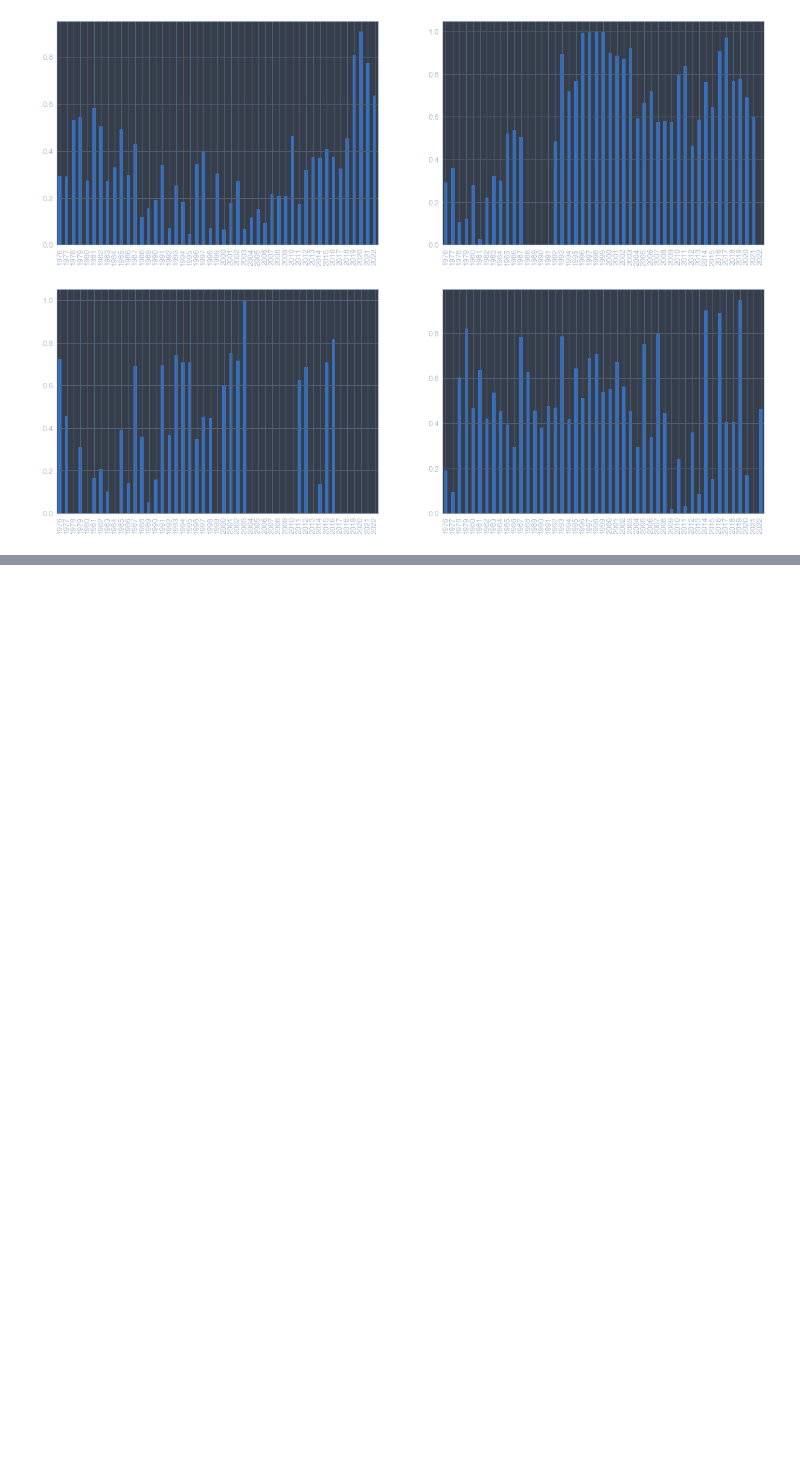
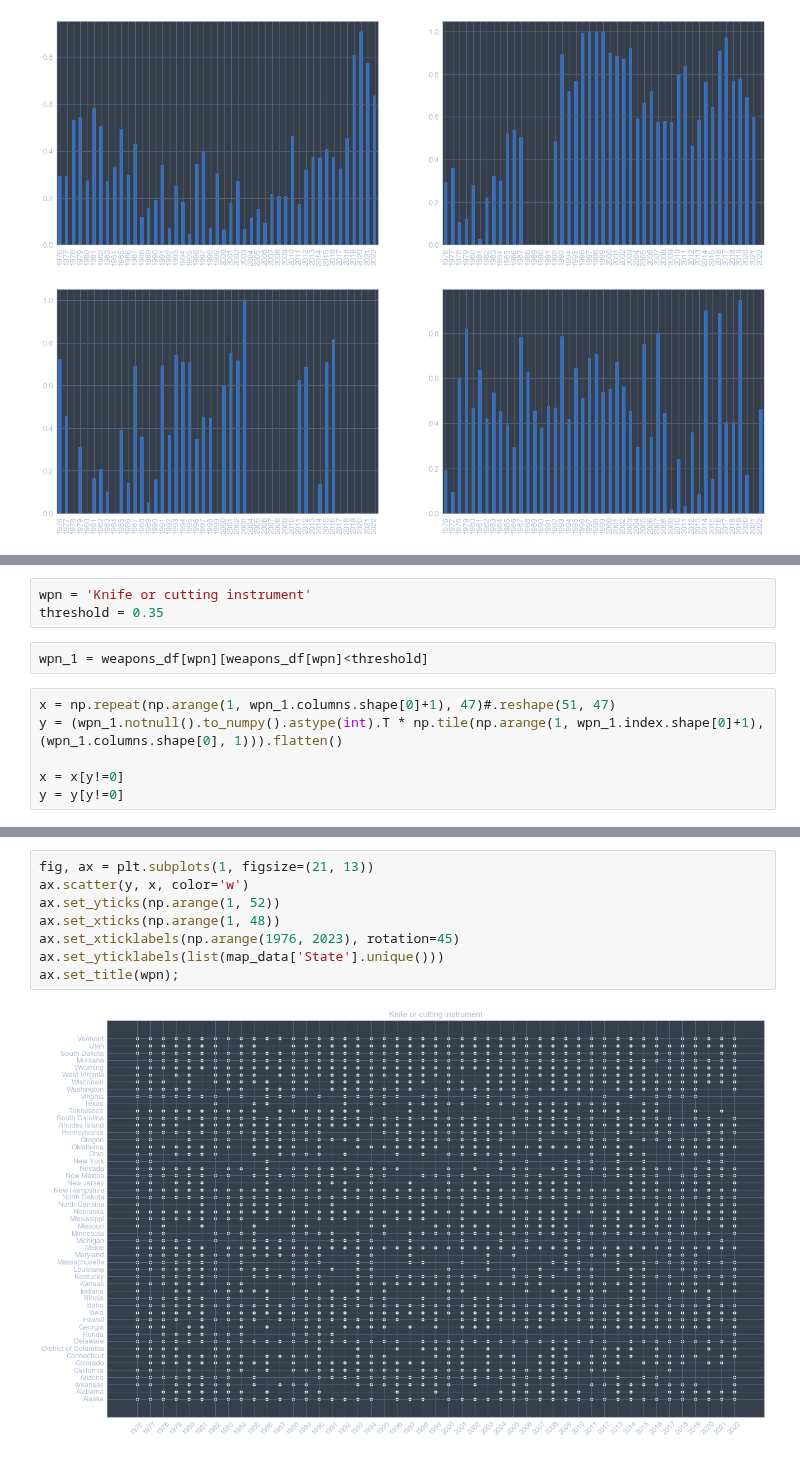
Before and after one commit to fadeeva/weird_projects, a Jupyter notebook: Serial_Killers/Outliers_in_Murder_Accountability_Project.ipynb, the cells around one changed output, grey strips where cells are left out. Cells and saved outputs as stored; diff of their text form; blank space fills up the shorter version.

Commit message:
visualize weapon/circum

```diff
--- a/Serial_Killers/Outliers_in_Murder_Accountability_Project.ipynb
+++ b/Serial_Killers/Outliers_in_Murder_Accountability_Project.ipynb
@@ -616,0 +588,11 @@ weapons_df['Knife or cutting instrument']['New York'].plot(kind='bar', ax=ax[1,
+# %%
+wpn = 'Knife or cutting instrument'
+threshold = 0.35
+# %%
+wpn_1 = weapons_df[wpn][weapons_df[wpn]<threshold]
+# %%
+x = np.repeat(np.arange(1, wpn_1.columns.shape[0]+1), 47)#.reshape(51, 47)
+y = (wpn_1.notnull().to_numpy().astype(int).T * np.tile(np.arange(1, wpn_1.index.shape[0]+1), (wpn_1.columns.shape[0], 1))).flatten()
+
+x = x[y!=0]
+y = y[y!=0]
@@ -616,0 +620,10 @@ weapons_df['Knife or cutting instrument']['New York'].plot(kind='bar', ax=ax[1,
+# %%
+fig, ax = plt.subplots(1, figsize=(21, 13))
+ax.scatter(y, x, color='w')
+ax.set_yticks(np.arange(1, 52))
+ax.set_xticks(np.arange(1, 48))
+ax.set_xticklabels(np.arange(1976, 2023), rotation=45)
+ax.set_yticklabels(list(map_data['State'].unique()))
+ax.set_title(wpn);
+# %% [output]
+[figure, added]
```
Also changed, not shown: parts of 4 cells of this notebook.
